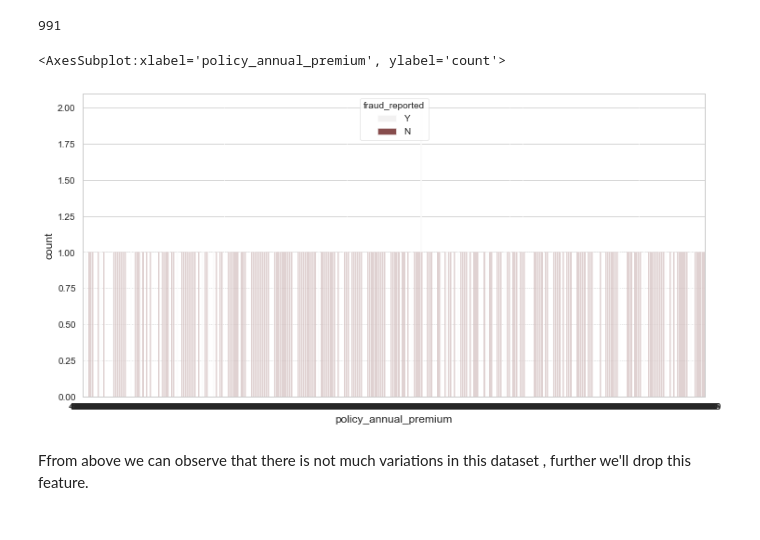
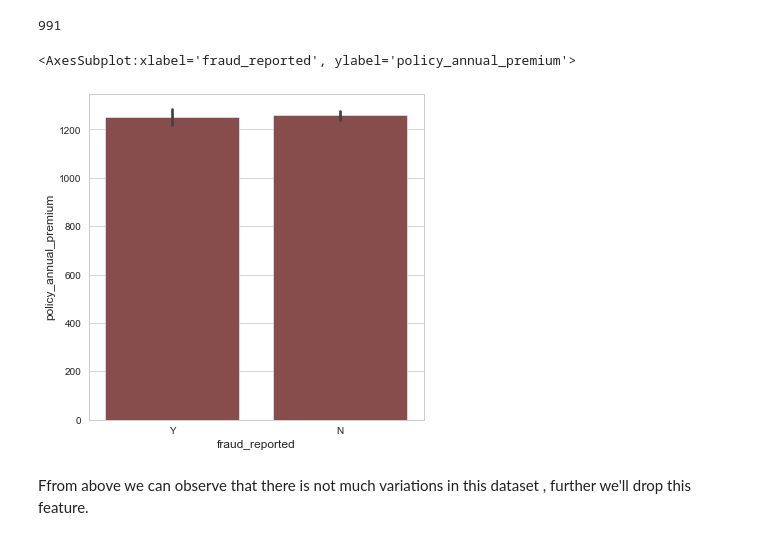
Before and after one commit to SheikhSAli/Insurance-Claim-Fraud-Detection, a Jupyter notebook: Insurance Claim Fraud Detection Sk.ipynb, the cells around one changed output. Cells and saved outputs as stored; diff of their text form; code cells hidden in the pictures.

```diff
--- a/Insurance Claim Fraud Detection Sk.ipynb
+++ b/Insurance Claim Fraud Detection Sk.ipynb
@@ -222,11 +222,11 @@ Idf['policy_annual_premium'].nunique()
 # %% [output]
 991
 # %%
-plt.figure(figsize = (12,6))
-sns.countplot(x ='policy_annual_premium',hue = 'fraud_reported',data = Idf,dodge = True,color = 'firebrick',saturation = 0.4)
+plt.figure(figsize = (6,6))
+sns.barplot(x ='fraud_reported' , y ='policy_annual_premium',data = Idf,dodge = True,color = 'firebrick',saturation = 0.4)
 # %% [output]
-<AxesSubplot:xlabel='policy_annual_premium', ylabel='count'>
+<AxesSubplot:xlabel='fraud_reported', ylabel='policy_annual_premium'>
-[figure, old version]
+[figure, new version]
 # %% [markdown]
 Ffrom above we can observe that there is not much variations in this dataset , further we'll drop this feature.
 # %% [markdown]
```
Also changed, not shown: parts of 10 cells of this notebook.
